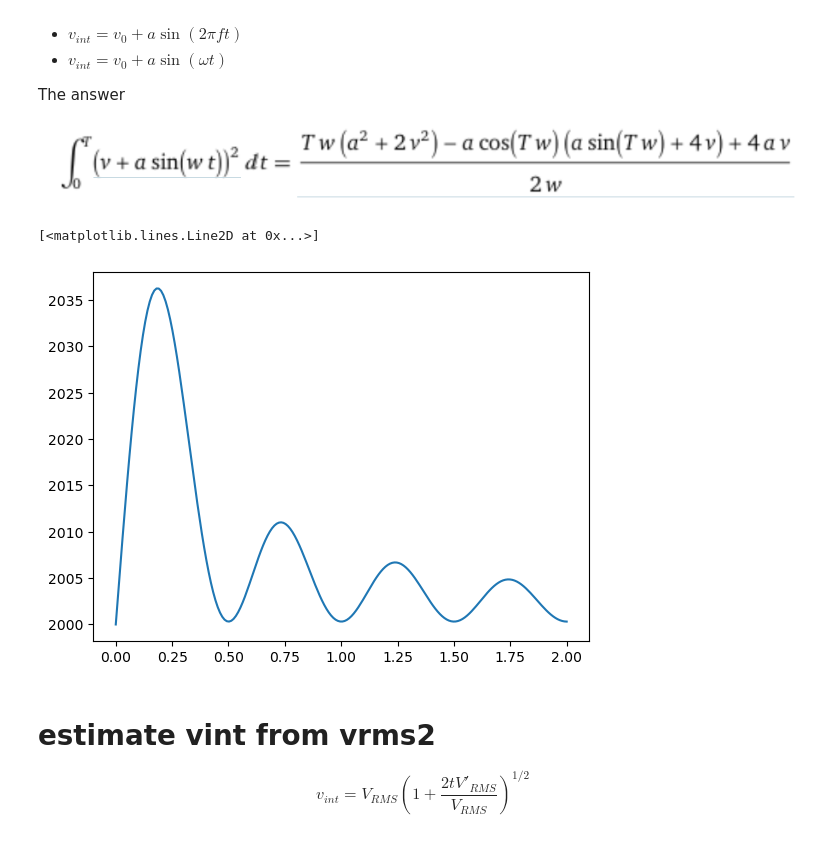
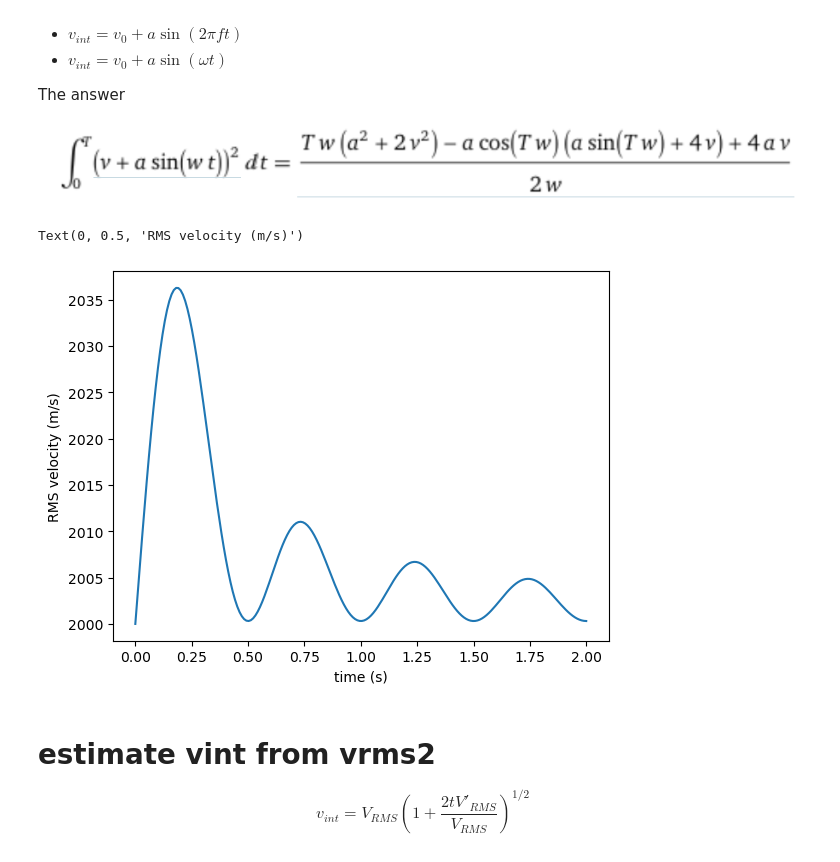
Before and after one commit to lheagy/eosc-454, a Jupyter notebook: lectures/rms-to-interval-velocity.ipynb, the cells around one changed output. Saved outputs shown, nothing was run; the diff lists cells and outputs as text; code cells hidden in the pictures.

```diff
--- a/lectures/rms-to-interval-velocity.ipynb
+++ b/lectures/rms-to-interval-velocity.ipynb
@@ -77,12 +77,16 @@ def rms_velocity_analytic(time, velocity0, amplitude, frequency):
     vrms[~inds_nonzero] = velocity0
     return vrms
 # %%
+fig, ax = plt.subplots(1, 1)
+
 rms_velocity = rms_velocity_analytic(time, v0, a, f)
 
-plt.plot(time, rms_velocity)
+ax.plot(time, rms_velocity)
+ax.set_xlabel("time (s)")
+ax.set_ylabel("RMS velocity (m/s)")
 # %% [output]
-[<matplotlib.lines.Line2D at 0x...>]
+Text(0, 0.5, 'RMS velocity (m/s)')
-[figure, old version]
+[figure, new version]
 # %% [markdown]
 # estimate vint from vrms2
 
```
Also changed, not shown: parts of 23 cells of this notebook.
